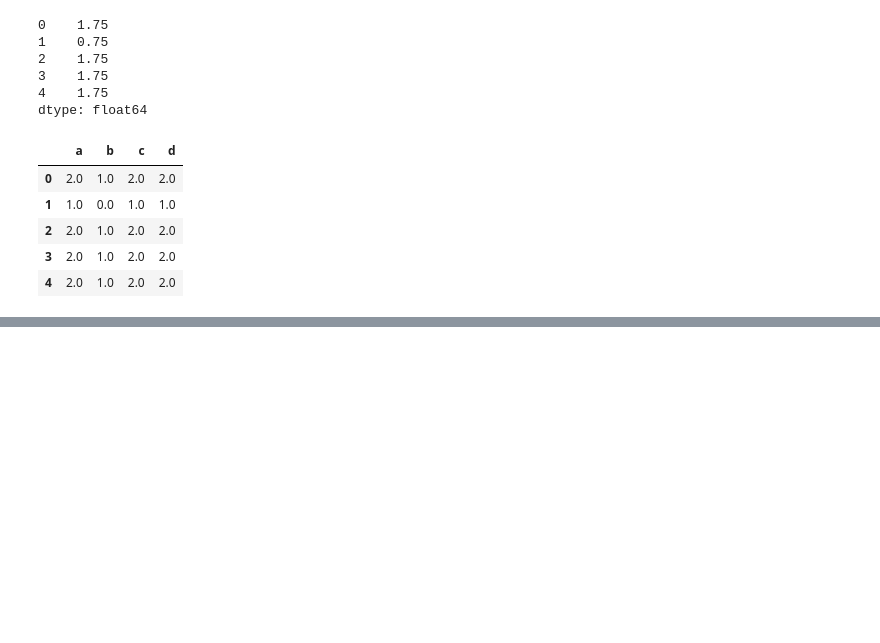
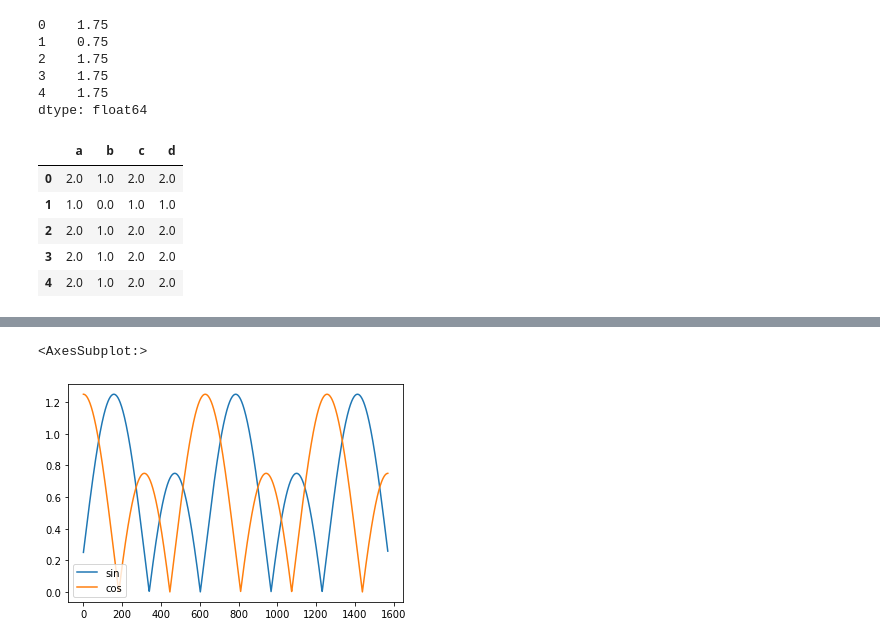
Before and after one commit to erickrex/python-cheatsheet, a Jupyter notebook: pandas_transformation.ipynb, the cells around one changed output, grey strips where cells are left out. Saved outputs shown, nothing was run; the diff lists cells and outputs as text; code cells hidden in the pictures; blank space fills up the shorter version.

```diff
--- a/pandas_transformation.ipynb
+++ b/pandas_transformation.ipynb
@@ -124,0 +177,3 @@ df
+# %%
+def somefunc(x):
+    return np.abs(x+0.25)
@@ -124,0 +196,5 @@ df
+# %%
+df.applymap(somefunc).plot()
+# %% [output]
+<AxesSubplot:>
+[figure, added]
```
Also changed, not shown: parts of 6 cells of this notebook.
